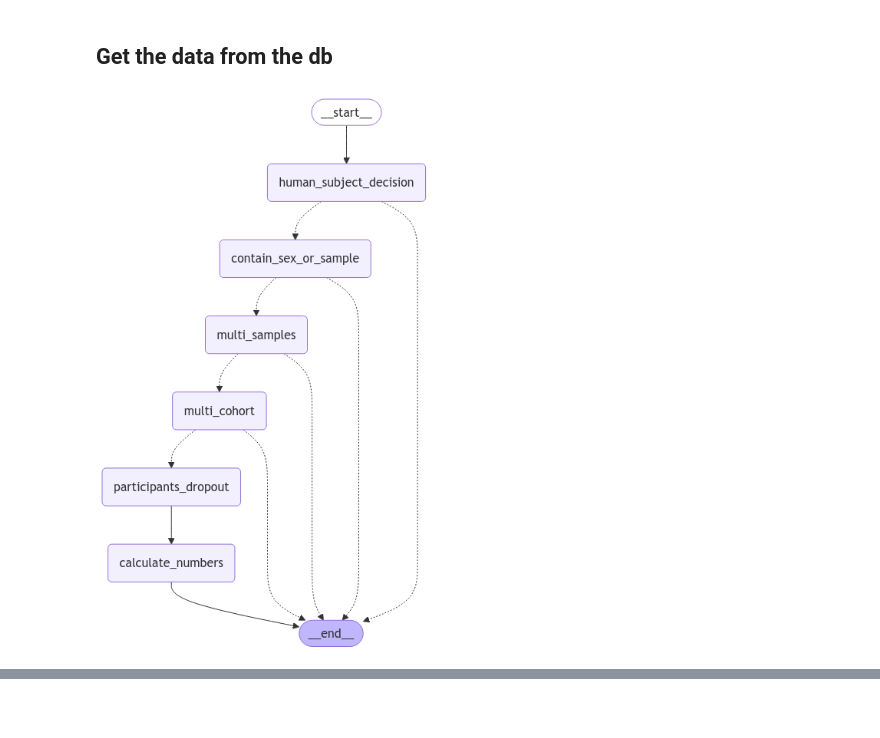
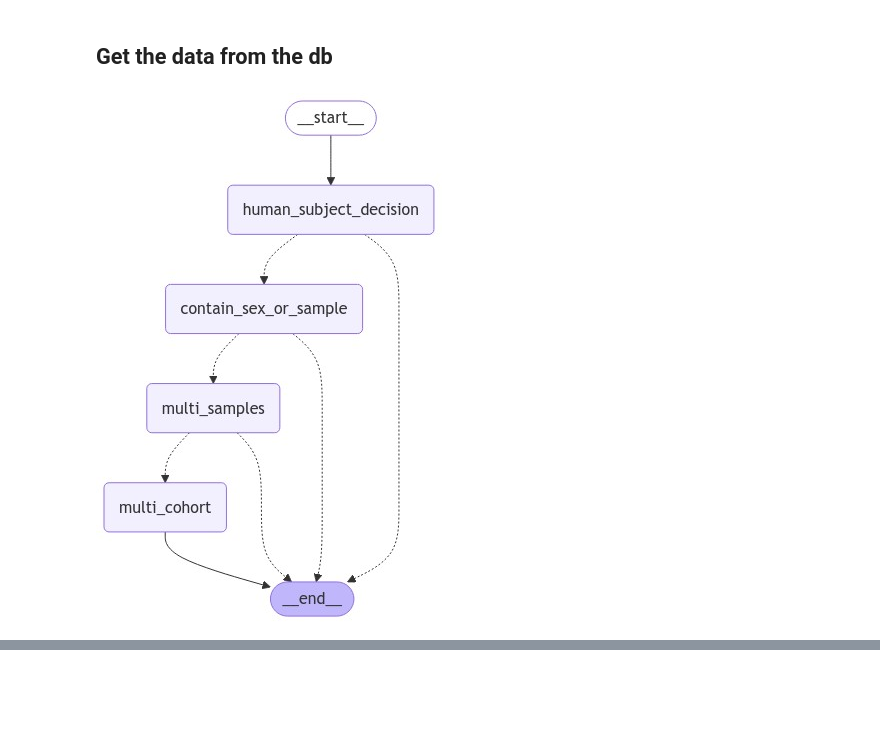
Before and after one commit to social-link-analytics-group-bsc/-biohackathon-2022-project-24, a Jupyter notebook: llm_inference/biohack.ipynb, the cells around one changed output, grey strips where cells are left out. Drawn from its saved outputs; the diff is of its cells as text; code cells hidden in the pictures.

```diff
--- a/llm_inference/biohack.ipynb
+++ b/llm_inference/biohack.ipynb
@@ -97,8 +126,10 @@ for pmcid in list_pmcids[0:10]:
 # %%
 ## Instanciate LLMs
-model_name = "qwen2.5:3b"
-#model_name = "qwen2.5:latest"
-
+model_name = "llama3.2:latest"
+#model_name = "qwen2.5:14b"
+#model_name = "llama3.2:3b-instruct-fp16"
+#model_name = "qwen2.5:14b-instruct-q5_K_S"
+model_name = 'phi4'
 llm = ChatOllama(model=model_name)
-llm.temperature = 1
+llm.temperature = 0
 # %%
@@ -412,12 +539,12 @@ def calculate_numbers(state: DecisionState) -> dict:
 # %%
 def human_decision_router(state: DecisionState) -> str:
     print(f"In human_decision_router: {state.human_subjects}")
-    if state.human_subjects == "True":
+    if state.human_subjects is True:
         return "contain_sex_or_sample"
-    elif state.human_subjects == "False":
+    elif state.human_subjects is False:
         return END
-    elif state.human_subjects == 'Cannot decide':
-        return END
+    else:
+        raise
 
 def contain_sex_router(state: DecisionState) -> str:
     print(f"In contain_sex_router: {state.sex_or_sample_data}")
@@ -432,39 +559,36 @@ def multi_sample_router(state: DecisionState) -> str:
         return "multi_cohort"
     elif state.multi_sample == "False":
         return END
-    elif state.multi_sample == 'Cannot decide':
-        return END
+
 def multi_cohort_router(state: DecisionState) -> str:
     print(f"In multi_sample_router: {state.multi_sample}")
     if state.multi_cohort == "True":
         return END
     elif state.multi_cohort == "False":
         return "participants_dropout"
-    elif state.multi_cohort == 'Cannot decide':
-        return END
 # %%
 graph = StateGraph(DecisionState, output=FinalResponse)
 
 graph.add_node("human_subject_decision", human_subject_decision)
 graph.add_node("contain_sex_or_sample", contain_sex_or_sample)
 graph.add_node("multi_samples", multi_samples)
 graph.add_node("multi_cohort", multi_cohort)
-graph.add_node("participants_dropout", participants_dropout)
+#graph.add_node("participants_dropout", participants_dropout)
 
 
-graph.add_node("calculate_numbers", calculate_numbers)
+#graph.add_node("calculate_numbers", calculate_numbers)
 
 graph.add_edge(START, "human_subject_decision")
 graph.add_conditional_edges("human_subject_decision", human_decision_router,  path_map=["contain_sex_or_sample", END])
 graph.add_conditional_edges("contain_sex_or_sample", contain_sex_router, path_map=["multi_samples", END])
 graph.add_conditional_edges("multi_samples", multi_sample_router, path_map=["multi_cohort", END])
-graph.add_conditional_edges("multi_cohort", multi_cohort_router, path_map=["participants_dropout", END])
+#graph.add_conditional_edges("multi_cohort", multi_cohort_router, path_map=["participants_dropout", END])
 
-graph.add_edge("participants_dropout", "calculate_numbers")
-graph.add_edge("calculate_numbers", END)
-
+#graph.add_edge("participants_dropout", "calculate_numbers")
+#graph.add_edge("calculate_numbers", END)
+graph.add_edge('multi_cohort', END)
 graph = graph.compile()
 display(Image(graph.get_graph(xray=True).draw_mermaid_png()))
 # %% [output]
-[figure, old version]
+[figure, new version]
 # %%
```
Also changed, not shown: parts of 16 cells of this notebook, 1 other file.
